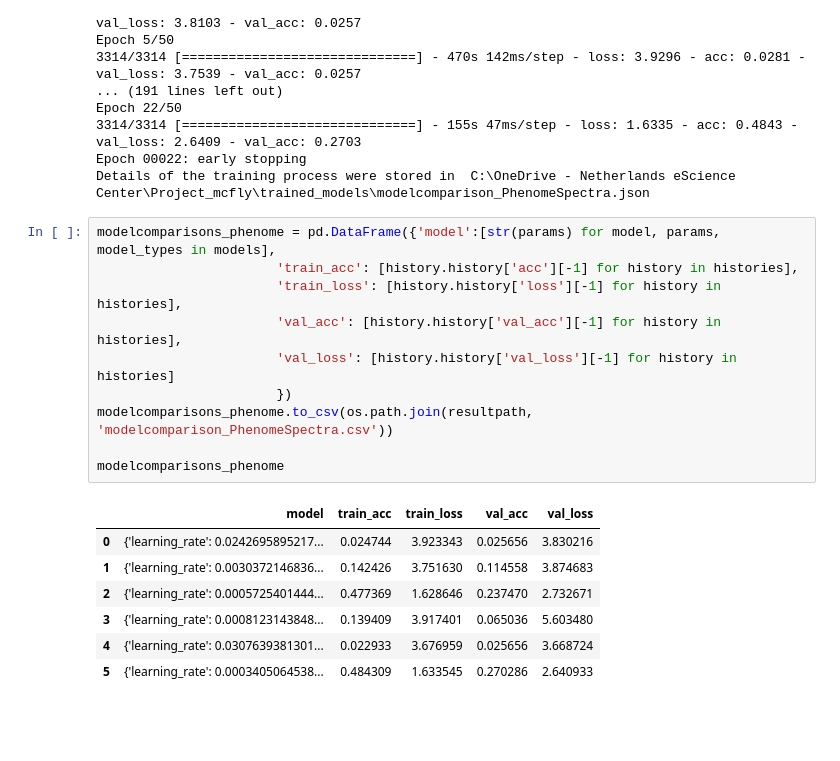
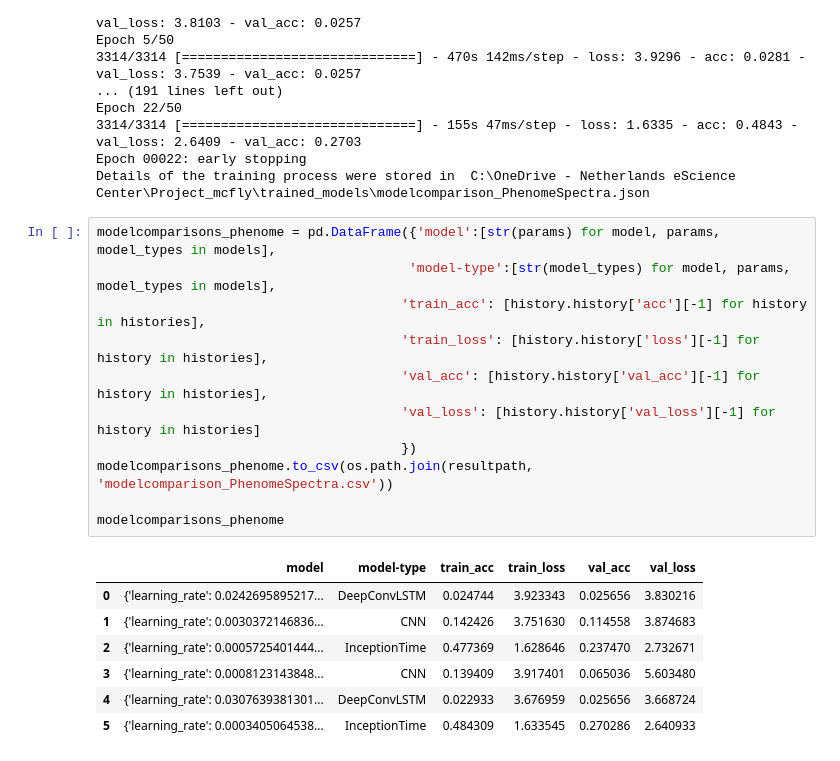
Before and after one commit to NLeSC/mcfly-tutorial, a Jupyter notebook: notebooks/experiments/experiment_extra_datasets.ipynb, the cells around one changed output. Saved outputs shown, nothing was run; the diff lists cells and outputs as text; blank space fills up the shorter version.

```diff
--- a/notebooks/experiments/experiment_extra_datasets.ipynb
+++ b/notebooks/experiments/experiment_extra_datasets.ipynb
@@ -248,19 +248,20 @@ Epoch 00022: early stopping
 Details of the training process were stored in  C:\OneDrive - Netherlands eScience Center\Project_mcfly\trained_models\modelcomparison_PhenomeSpectra.json
 # %%
 modelcomparisons_phenome = pd.DataFrame({'model':[str(params) for model, params, model_types in models],
-                       'train_acc': [history.history['acc'][-1] for history in histories],
-                       'train_loss': [history.history['loss'][-1] for history in histories],
-                       'val_acc': [history.history['val_acc'][-1] for history in histories],
-                       'val_loss': [history.history['val_loss'][-1] for history in histories]
-                       })
+                                        'model-type':[str(model_types) for model, params, model_types in models],
+                                       'train_acc': [history.history['acc'][-1] for history in histories],
+                                       'train_loss': [history.history['loss'][-1] for history in histories],
+                                       'val_acc': [history.history['val_acc'][-1] for history in histories],
+                                       'val_loss': [history.history['val_loss'][-1] for history in histories]
+                                       })
 modelcomparisons_phenome.to_csv(os.path.join(resultpath, 'modelcomparison_PhenomeSpectra.csv'))
 
 modelcomparisons_phenome
 # %% [output]
-|  | model | train_acc | train_loss | val_acc | val_loss |
-| 0 | {'learning_rate': 0.0242695895217... | 0.024744 | 3.923343 | 0.025656 | 3.830216 |
-| 1 | {'learning_rate': 0.0030372146836... | 0.142426 | 3.751630 | 0.114558 | 3.874683 |
-| 2 | {'learning_rate': 0.0005725401444... | 0.477369 | 1.628646 | 0.237470 | 2.732671 |
-| 3 | {'learning_rate': 0.0008123143848... | 0.139409 | 3.917401 | 0.065036 | 5.603480 |
-| 4 | {'learning_rate': 0.0307639381301... | 0.022933 | 3.676959 | 0.025656 | 3.668724 |
-| 5 | {'learning_rate': 0.0003405064538... | 0.484309 | 1.633545 | 0.270286 | 2.640933 |
+|  | model | model-type | train_acc | train_loss | val_acc | val_loss |
+| 0 | {'learning_rate': 0.0242695895217... | DeepConvLSTM | 0.024744 | 3.923343 | 0.025656 | 3.830216 |
+| 1 | {'learning_rate': 0.0030372146836... | CNN | 0.142426 | 3.751630 | 0.114558 | 3.874683 |
+| 2 | {'learning_rate': 0.0005725401444... | InceptionTime | 0.477369 | 1.628646 | 0.237470 | 2.732671 |
+| 3 | {'learning_rate': 0.0008123143848... | CNN | 0.139409 | 3.917401 | 0.065036 | 5.603480 |
+| 4 | {'learning_rate': 0.0307639381301... | DeepConvLSTM | 0.022933 | 3.676959 | 0.025656 | 3.668724 |
+| 5 | {'learning_rate': 0.0003405064538... | InceptionTime | 0.484309 | 1.633545 | 0.270286 | 2.640933 |
```
